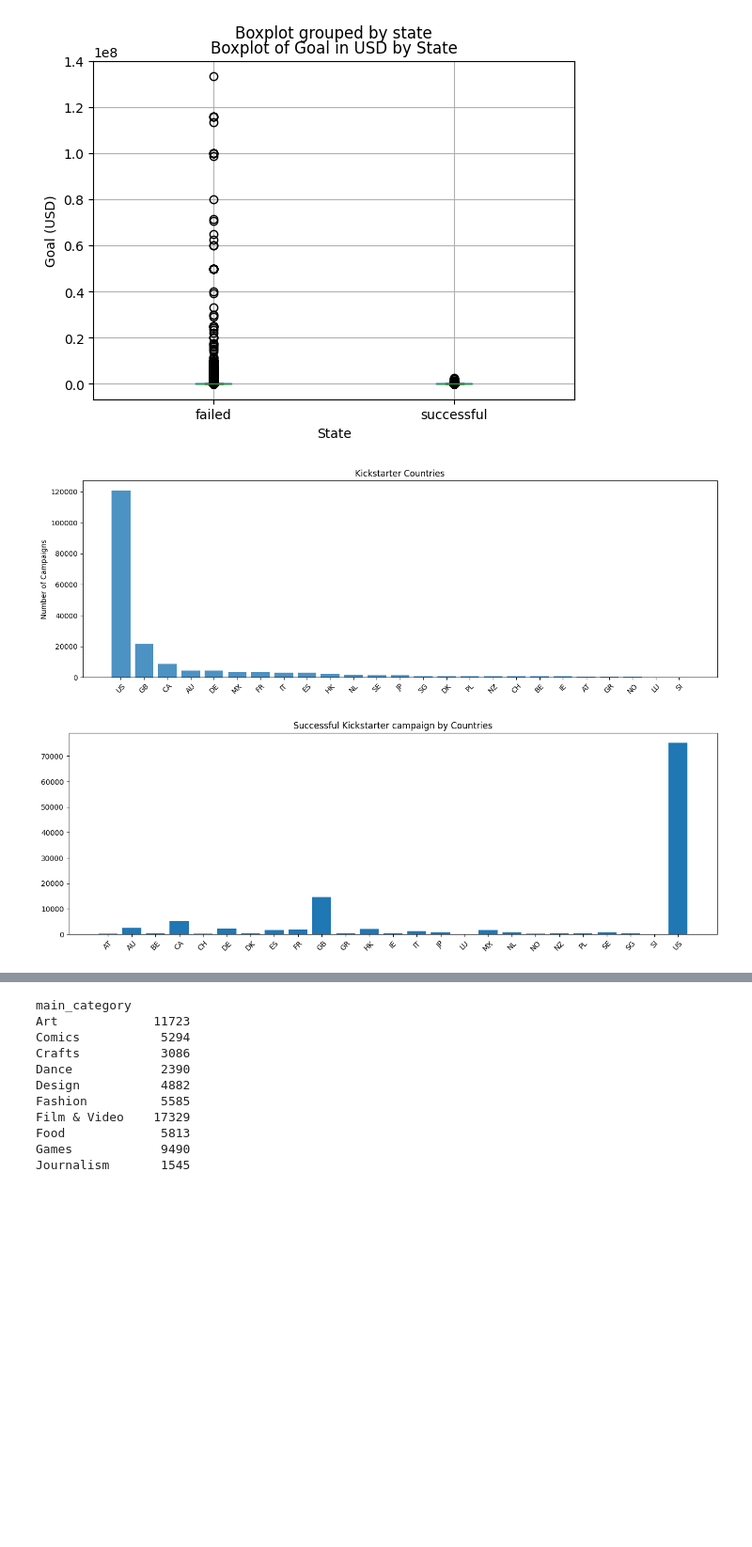
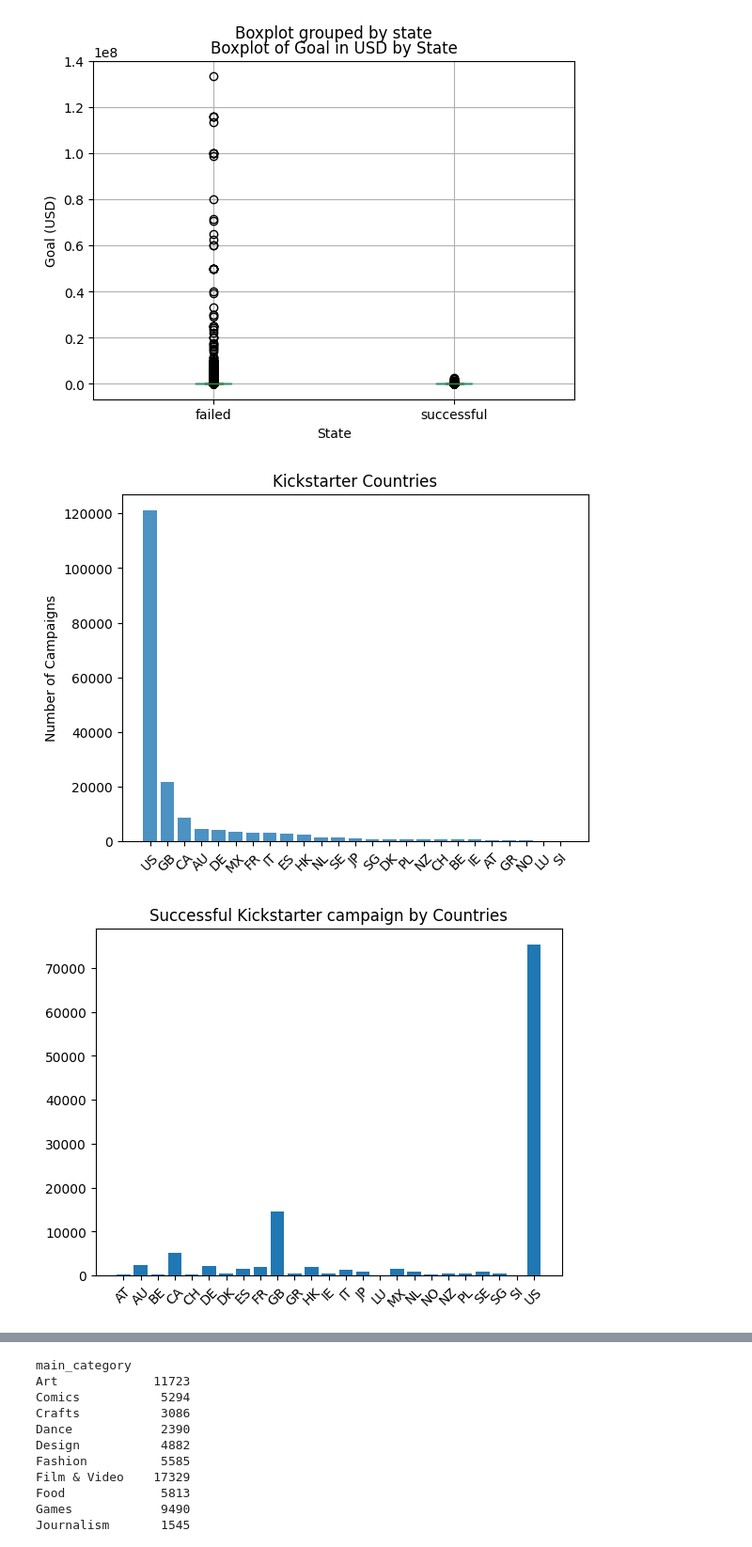
Before and after one commit to Duahau1/CS533-course-project, a Jupyter notebook: main.ipynb, the cells around one changed output, grey strips where cells are left out. Shown: that part at 94% size. Drawn from its saved outputs; the diff is of its cells as text; code cells hidden in the pictures; blank space fills up the shorter version.

```diff
--- a/main.ipynb
+++ b/main.ipynb
@@ -129,30 +130,30 @@ plt.savefig('./figures/goal_in_usd.pdf',bbox_inches='tight')
 [figure]
 # %%
 country_list = process_df.country.value_counts()
-plt.figure(figsize=(16,5))
+plt.figure()
 plt.bar(country_list.index, country_list.values, alpha=0.8)
 plt.title('Kickstarter Countries')
 plt.ylabel('Number of Campaigns');
 plt.xticks(rotation=45);
 plt.savefig('./figures/num_campaigns.pdf',bbox_inches='tight')
 
 
 country_success = process_df[process_df['state'] == 'successful'].groupby(['country']).size()
-plt.figure(figsize=(16,5))
+plt.figure()
 plt.bar(country_success.index, country_success.values)
 plt.title('Successful Kickstarter campaign by Countries')
 plt.xticks(rotation=45);
 plt.savefig('./figures/success_campaigns_by_country.pdf',bbox_inches='tight')
 
 country_success = process_df[process_df['state'] != 'successful'].groupby(['country']).size()
-plt.figure(figsize=(16,5))
+plt.figure()
 plt.bar(country_success.index, country_success.values)
 plt.title('Unsuccessful Kickstarter campaign by Countries')
 plt.xticks(rotation=45);
 plt.savefig('./figures/unsuccess_campaigns_by_country.pdf',bbox_inches='tight')
 
 
 process_df['campaign_location_US'] = np.where(process_df.country == "US", 1, 0)
 # %% [output]
-[figure, old version]
+[figure, new version]
-[figure, old version]
+[figure, new version]
```
Also changed, not shown: parts of 10 cells of this notebook, 26 other files.
